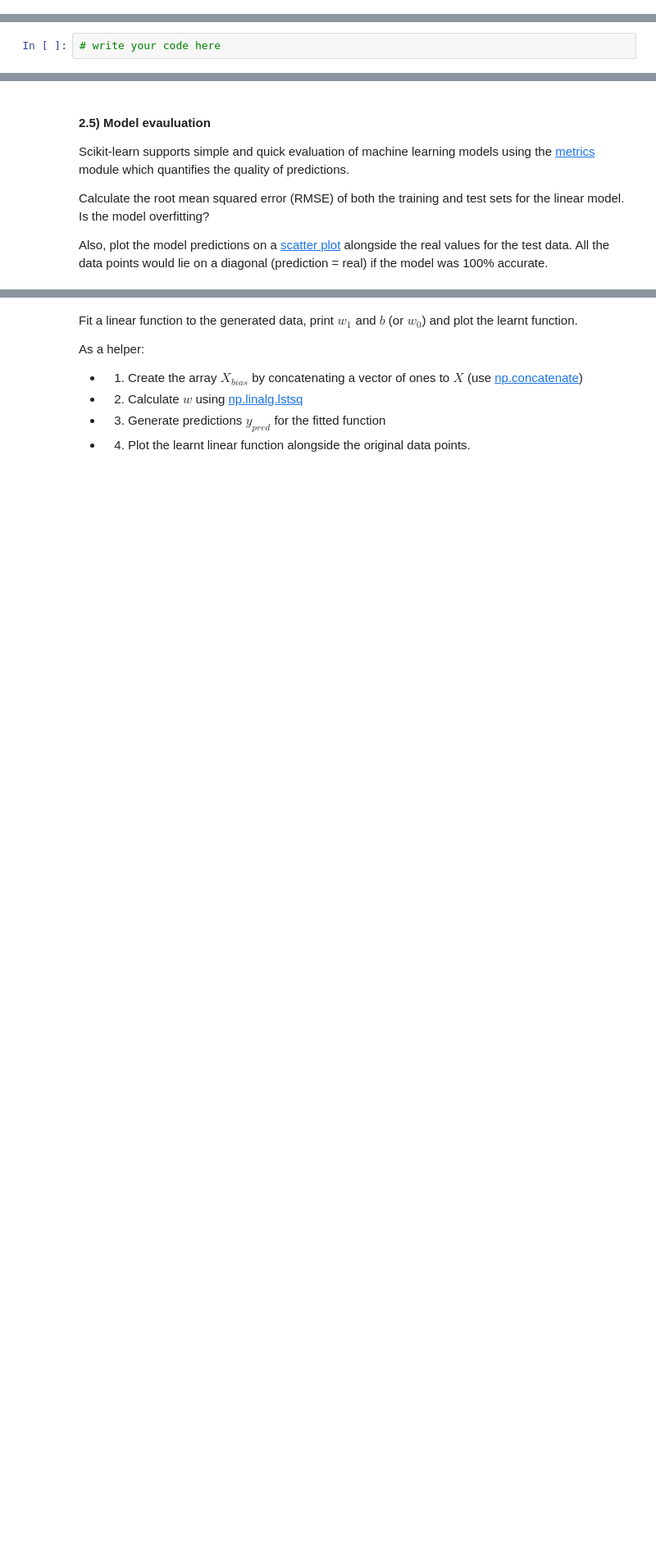
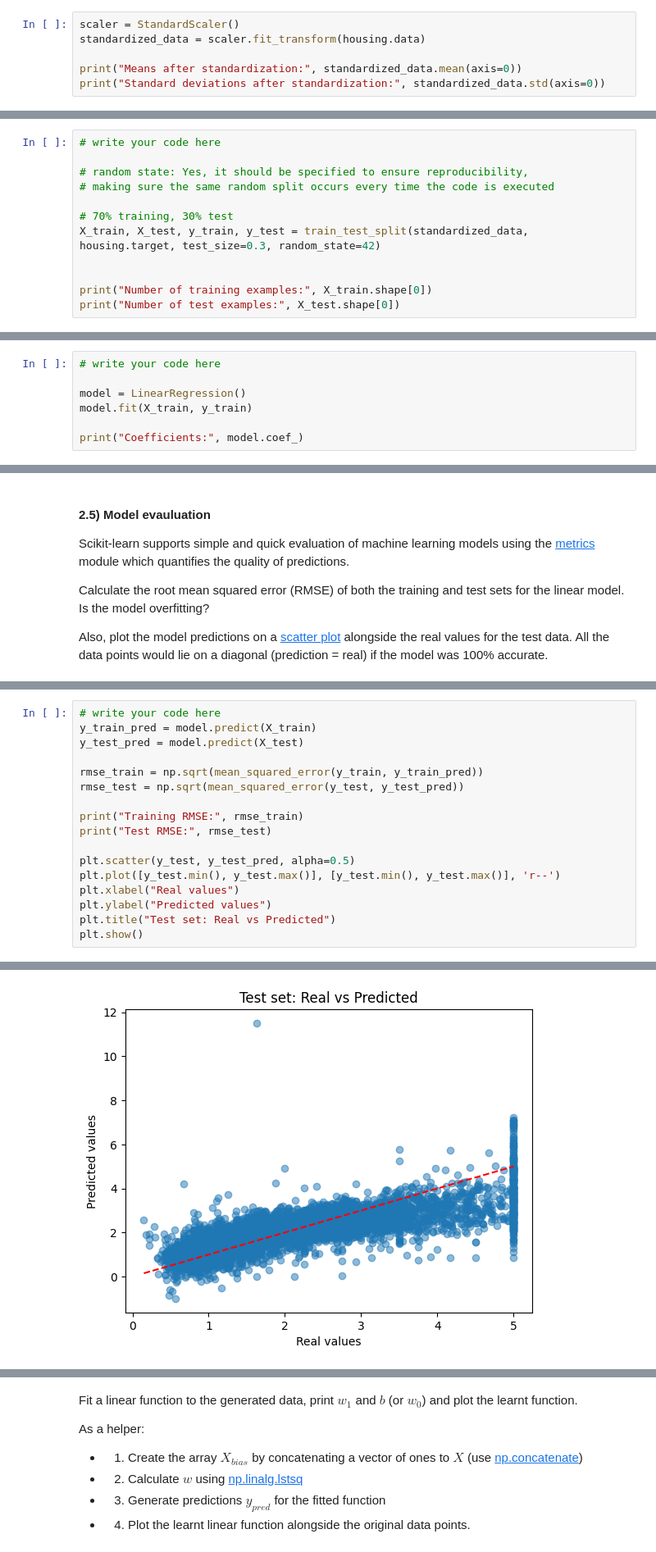
Before and after one commit to damianstone/ML-uni-labs, a Jupyter notebook: lab1/lab1-intro_to_numpy_scikitlearn.ipynb, the cells around one changed output, grey strips where cells are left out. Shown at 82% size. Cells and saved outputs as stored; diff of their text form; blank space fills up the shorter version.

```diff
--- a/lab1/lab1-intro_to_numpy_scikitlearn.ipynb
+++ b/lab1/lab1-intro_to_numpy_scikitlearn.ipynb
@@ -238,0 +344,6 @@ Standardise the California housing training dataset loaded in the previous exerc
+# %%
+scaler = StandardScaler()
+standardized_data = scaler.fit_transform(housing.data)
+
+print("Means after standardization:", standardized_data.mean(axis=0))
+print("Standard deviations after standardization:", standardized_data.std(axis=0))
@@ -251,0 +365,12 @@ Should the `random_state` parameter be specified for the `train_test_split` func
+# %%
+# write your code here
+
+# random state: Yes, it should be specified to ensure reproducibility,
+# making sure the same random split occurs every time the code is executed
+
+# 70% training, 30% test
+X_train, X_test, y_train, y_test = train_test_split(standardized_data, housing.target, test_size=0.3, random_state=42)
+
+
+print("Number of training examples:", X_train.shape[0])
+print("Number of test examples:", X_test.shape[0])
@@ -258,3 +386,8 @@ Fit a simple [linear regression](https://scikit-learn.org/stable/modules/generat
 Print the linear model coefficients.
 # %%
 # write your code here
+
+model = LinearRegression()
+model.fit(X_train, y_train)
+
+print("Coefficients:", model.coef_)
@@ -269,0 +404,18 @@ Also, plot the model predictions on a [scatter plot](https://matplotlib.org/3.2.
+# %%
+# write your code here
+y_train_pred = model.predict(X_train)
+y_test_pred = model.predict(X_test)
+
+rmse_train = np.sqrt(mean_squared_error(y_train, y_train_pred))
+rmse_test = np.sqrt(mean_squared_error(y_test, y_test_pred))
+
+print("Training RMSE:", rmse_train)
+print("Test RMSE:", rmse_test)
+
+plt.scatter(y_test, y_test_pred, alpha=0.5)
+plt.plot([y_test.min(), y_test.max()], [y_test.min(), y_test.max()], 'r--')
+plt.xlabel("Real values")
+plt.ylabel("Predicted values")
+plt.title("Test set: Real vs Predicted")
+plt.show()
+# %% [output]
@@ -270,3 +424,4 @@ Also, plot the model predictions on a [scatter plot](https://matplotlib.org/3.2.
+[figure, added]
 # %% [markdown]
 ## 3) Linear models for regression
 Much of machine learning is about fitting functions to data and we begin with linear models, a class of models that are linear functions of the adjustable parameters. The simplest form of linear models are also linear functions of the input variables (simply known as linear regression). For example, for a 3-dimensional (D=3) input $\mathbf{x}=[x_1, x_2, x_3]^T$, linear regression is a linear combination of the input variables plus a constant $b$:
```
Also changed, not shown: parts of 34 cells of this notebook, 1 other file.
